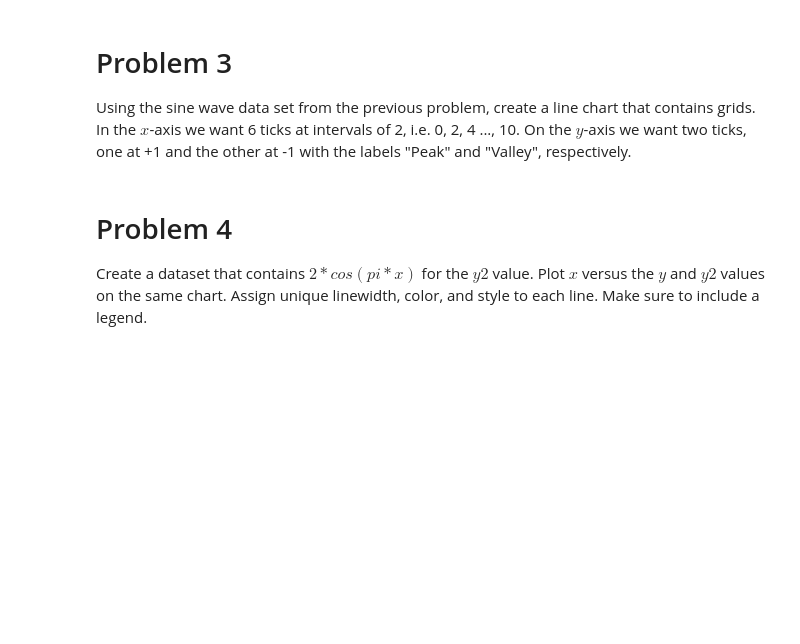
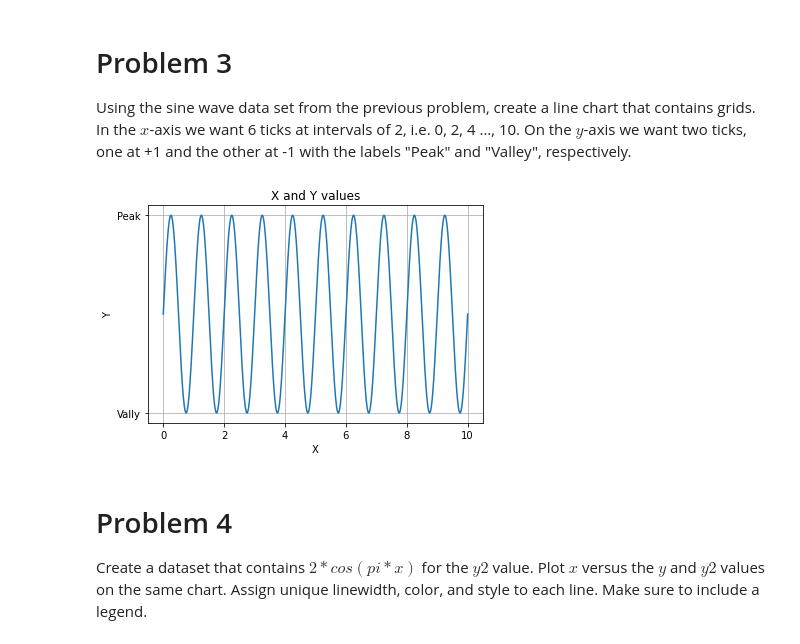
Before and after one commit to FNafisa/T5-Bootcamp, a Jupyter notebook: BPM_Prework/lessons/18_matplotlib/homework/matplotlib_exercises.ipynb, the cells around one changed output. Saved outputs shown, nothing was run; the diff lists cells and outputs as text; code cells hidden in the pictures; blank space fills up the shorter version.

```diff
--- a/BPM_Prework/lessons/18_matplotlib/homework/matplotlib_exercises.ipynb
+++ b/BPM_Prework/lessons/18_matplotlib/homework/matplotlib_exercises.ipynb
@@ -45,3 +40,15 @@ Using the sine wave data set from the previous problem, create a line chart that
+# %%
+### Write the code here
+
+(
+    plt.plot(x_values, y_values)
+    ,plt.title("X and Y values")
+    ,plt.xlabel("X") ,plt.ylabel("Y")
+    ,plt.grid()
+    ,plt.xticks(np.linspace(0,10,6)) ,plt.yticks([-1,1],["Vally","Peak"])
+);
+# %% [output]
+[figure, added]
 # %% [markdown]
 # Problem 4
 Create a dataset that contains $2*cos(pi*x)$ for the $y2$ value.  Plot $x$ versus the $y$ and $y2$ values on the same chart.  Assign unique linewidth, color, and style to each line.  Make sure to include a legend.
```
Also changed, not shown: parts of 9 cells of this notebook.
